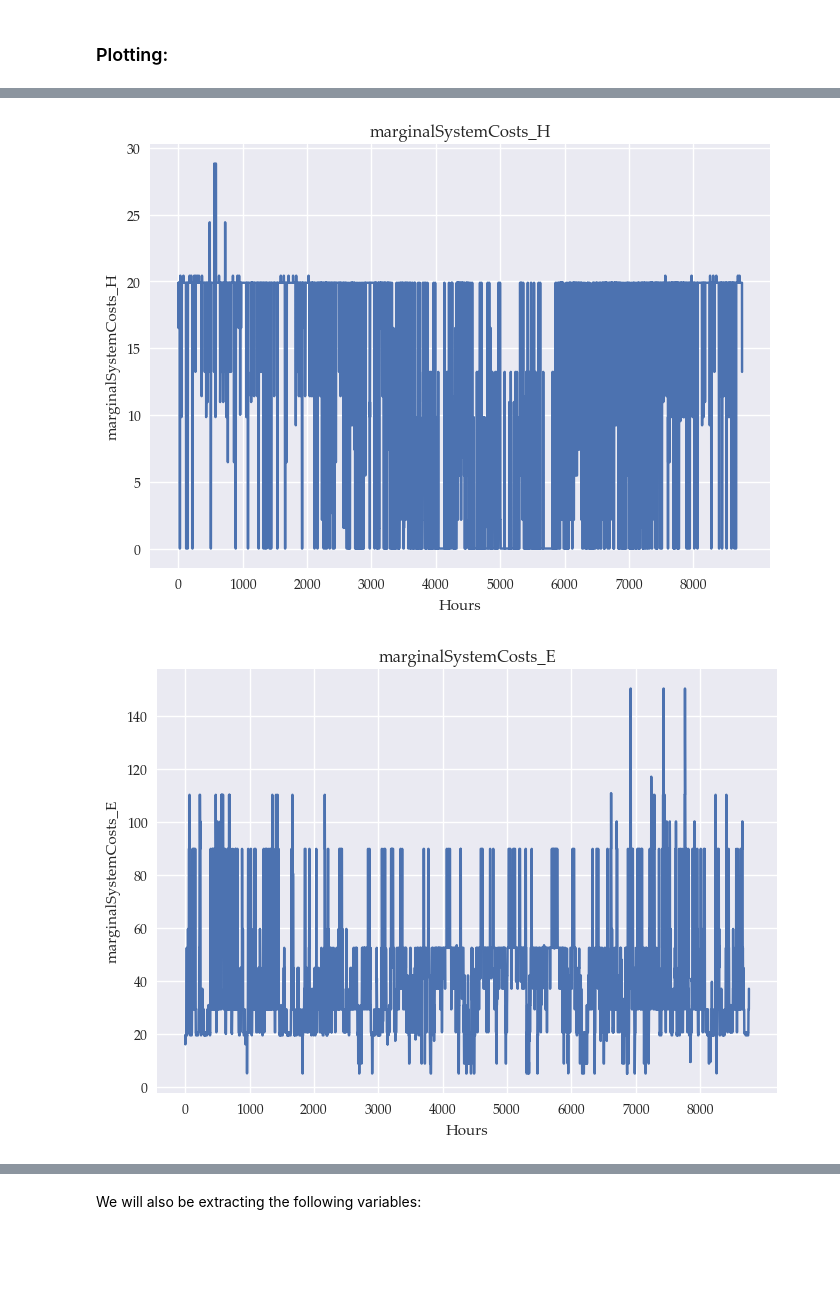
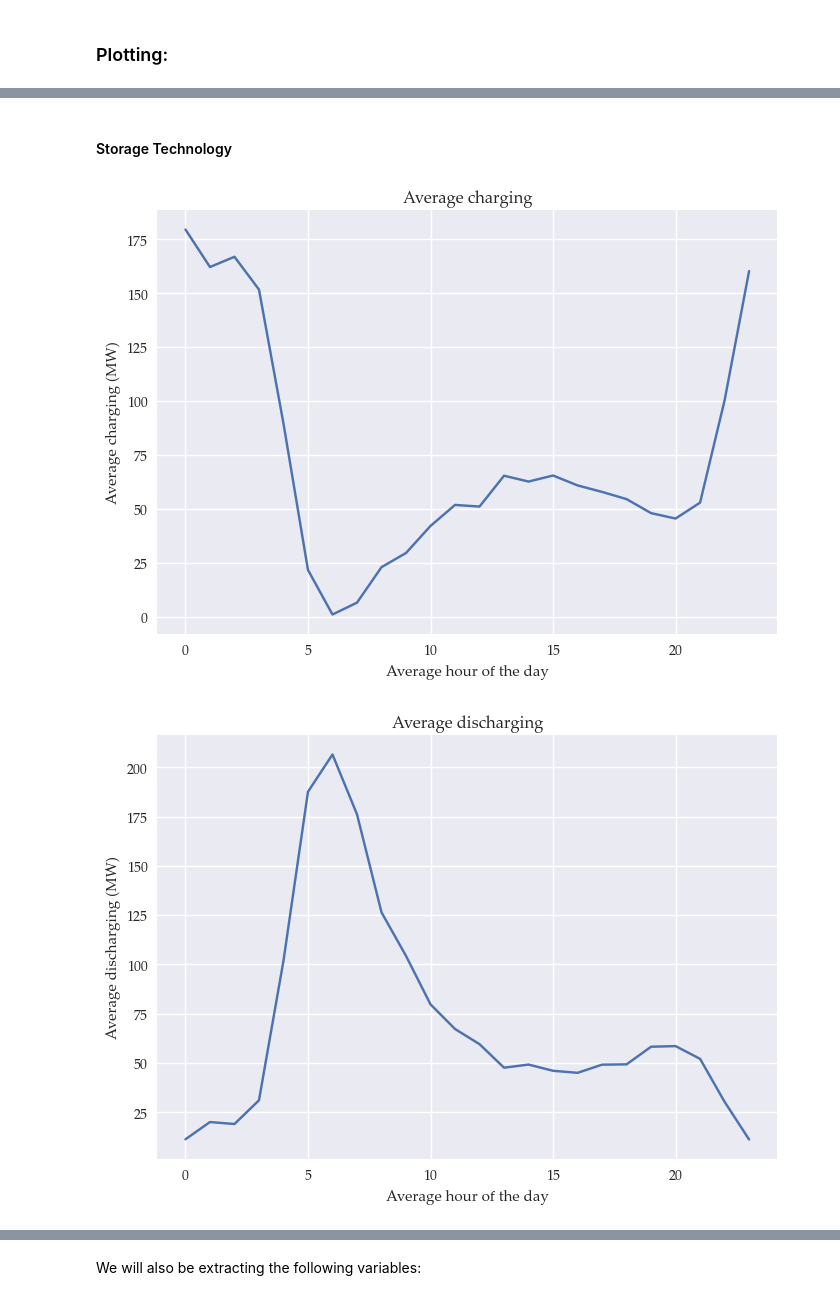
Before and after one commit to marcherger/EnergyEconGroupWork, a Jupyter notebook: Analysis_mBasicPH_storage.ipynb, the cells around one changed output, grey strips where cells are left out. Drawn from its saved outputs; the diff is of its cells as text; code cells hidden in the pictures; blank space fills up the shorter version.

Commit message:
correcting storage variables

```diff
--- a/Analysis_mBasicPH_storage.ipynb
+++ b/Analysis_mBasicPH_storage.ipynb
@@ -128,27 +147,41 @@ df_sort['resd'] = df_sort['L']-df_sort['E']
+# %% [markdown]
+#### Storage Technology
 # %%
-tick_positions = range(0, 8761, 1000)
+# Save as df
+charge_df = base_db['charge_H'].to_frame().reset_index().rename(columns={0: 'charge'})
+
+# Add hour mapping to df
+charge_df = charge_df.reset_index().merge(m.db['h2HourOfTheDay'].to_frame(index=False))
+
+#tick_positions = range(0, 8761, 1000)
 
 # Plot the subset DataFrame
-base_db['marginalSystemCosts_H'].plot()
-plt.xlabel('Hours')
-plt.ylabel('marginalSystemCosts_H')
-plt.xticks(tick_positions, tick_positions)
-plt.title('marginalSystemCosts_H')
+charge_df.groupby('HourOfTheDay')['charge'].mean().plot()
+plt.xlabel('Average hour of the day')
+plt.ylabel('Average charging (MW)')
+#plt.xticks(tick_positions, tick_positions)
+plt.title('Average charging')
 plt.show()
 # %% [output]
-[figure, old version]
+[figure, new version]
 # %%
-tick_positions = range(0, 8761, 1000)
+# Save as df
+discharge_df = base_db['discharge_H'].to_frame().reset_index().rename(columns={0: 'discharge'})
+
+# Add hour mapping to df
+discharge_df = discharge_df.reset_index().merge(m.db['h2HourOfTheDay'].to_frame(index=False))
+
+#tick_positions = range(0, 8761, 1000)
 
 # Plot the subset DataFrame
-base_db['marginalSystemCosts_E'].plot()
-plt.xlabel('Hours')
-plt.ylabel('marginalSystemCosts_E')
-plt.xticks(tick_positions, tick_positions)
-plt.title('marginalSystemCosts_E')
+discharge_df.groupby('HourOfTheDay')['discharge'].mean().plot()
+plt.xlabel('Average hour of the day')
+plt.ylabel('Average discharging (MW)')
+#plt.xticks(tick_positions, tick_positions)
+plt.title('Average discharging')
 plt.show()
 # %% [output]
-[figure, old version]
+[figure, new version]
 # %%
 start_hour = 1
 end_hour = 96
```
Also changed, not shown: parts of 26 cells of this notebook, 17 other files.
